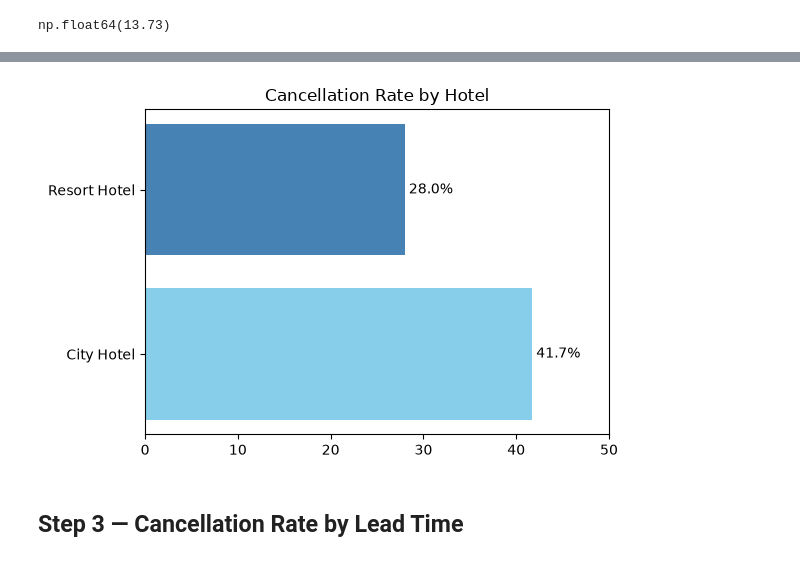
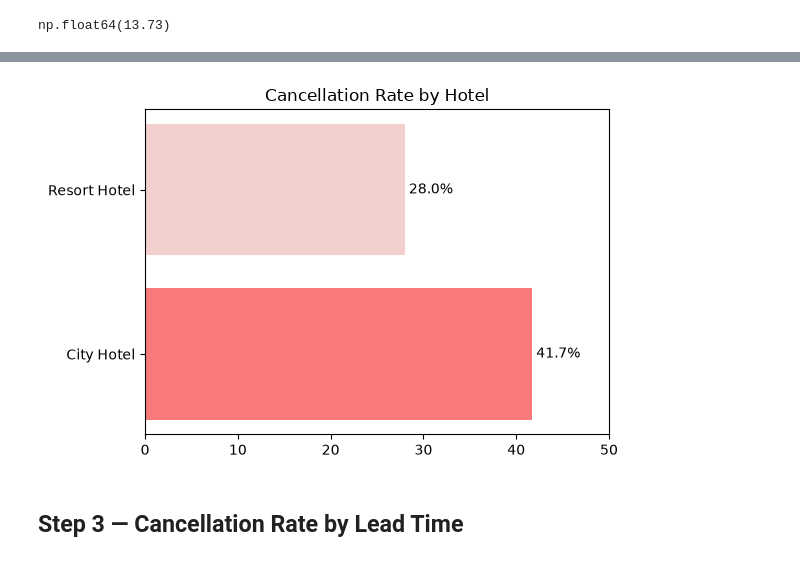
Before and after one commit to Fatima-Zehra-DA/Hotel-Booking-Cancellation-Analysis-Python-PowerBI, a Jupyter notebook: Notebooks/Hotel_Booking_Cancellation_Analysis.ipynb, the cells around one changed output, grey strips where cells are left out. Drawn from its saved outputs; the diff is of its cells as text; code cells hidden in the pictures.

```diff
--- a/Notebooks/Hotel_Booking_Cancellation_Analysis.ipynb
+++ b/Notebooks/Hotel_Booking_Cancellation_Analysis.ipynb
@@ -353,25 +329,22 @@ plt.show()
 # %%
 # Prepare data
 status_counts = df.groupby("hotel")["is_canceled"].mean() * 100
 labels = status_counts.index
 
-# for container in ax.containers:
-#     ax.bar_label(container, fmt="%.1f%%")
-
+light_palette = ["#F3CFCE", "#F2B1B1", "#F09393", "#F77979", "#ED5757"]
 
 # Create horizontal bar chart
-# plt.figure(figsize=(6,4))
 fig, ax = plt.subplots(figsize=(6,4))
-bars = ax.barh(labels, status_counts, color=['skyblue','steelblue'])
+bars = ax.barh(labels, status_counts, color=light_palette[::3][::-1])
 
 ax.bar_label(bars, fmt="%.1f%%", padding=3)
 ax.set_xlim(0, max(status_counts) * 1.2)
 
 plt.title('Cancellation Rate by Hotel')
 plt.tight_layout()
 plt.show()
 # %% [output]
-[figure, old version]
+[figure, new version]
 # %% [markdown]
 ## Step 3 — Cancellation Rate by Lead Time
 # %%
```
Also changed, not shown: parts of 7 cells of this notebook.
